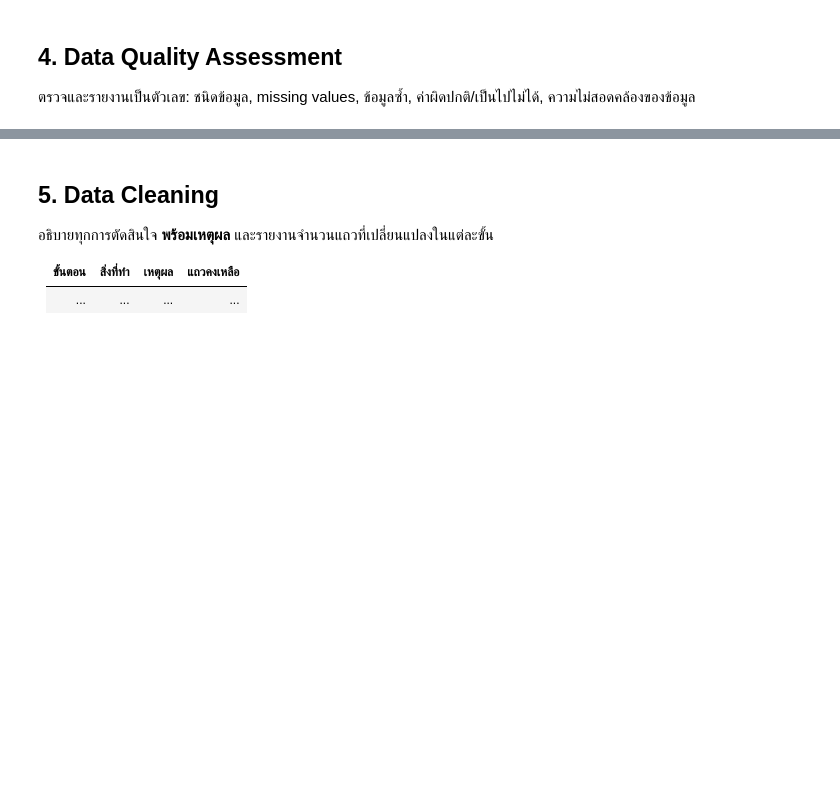
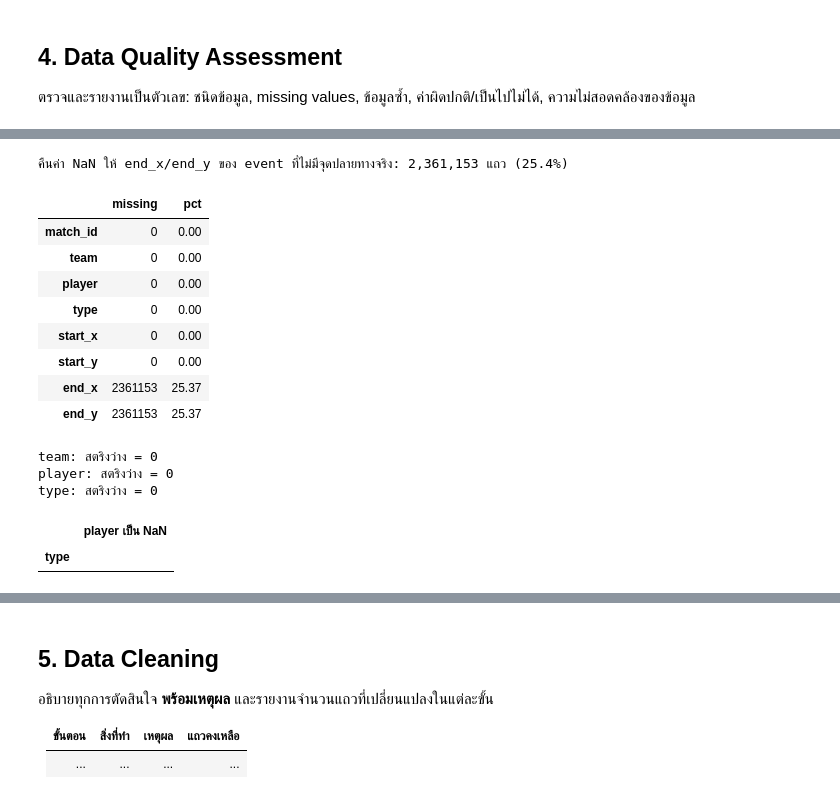
Before and after one commit to doperjerr/G2_MiniProject_Part2_BigData_ML, a Jupyter notebook: G2_MiniProject_Part2_BigData_ML.ipynb, the cells around one changed output, grey strips where cells are left out. Drawn from its saved outputs; the diff is of its cells as text; code cells hidden in the pictures; blank space fills up the shorter version.

```diff
--- a/G2_MiniProject_Part2_BigData_ML.ipynb
+++ b/G2_MiniProject_Part2_BigData_ML.ipynb
@@ -298,0 +327,33 @@ df_matches.head()
+# %%
+# คืนค่า Na ที่ถูกแก้ตอนโหลด data ให้แสดงข้อมูลที่หายไปจริง
+has_end = df["type"].isin(["Pass", "Carry", "Shot"])
+n_imputed = (~has_end).sum()
+df.loc[~has_end, ["end_x", "end_y"]] = np.nan
+print(f"คืนค่า NaN ให้ end_x/end_y ของ event ที่ไม่มีจุดปลายทางจริง: {n_imputed:,} แถว ({n_imputed/len(df)*100:.1f}%)")
+# %% [output]
+คืนค่า NaN ให้ end_x/end_y ของ event ที่ไม่มีจุดปลายทางจริง: 2,361,153 แถว (25.4%)
+# %%
+# Missing values (จำนวนและร้อยละต่อคอลัมน์)
+miss = pd.DataFrame({"missing": df.isna().sum()})
+miss["pct"] = (miss["missing"] / len(df) * 100).round(3)
+display(miss)
+
+for c in ["team", "player", "type"]:
+    print(f"{c}: สตริงว่าง =", (df[c].str.strip() == "").sum())
+
+display(df[df["player"].isna()]["type"].value_counts().to_frame("player เป็น NaN"))
+# %% [output]
+|  | missing | pct |
+| match_id | 0 | 0.00 |
+| team | 0 | 0.00 |
+| player | 0 | 0.00 |
+| type | 0 | 0.00 |
+| start_x | 0 | 0.00 |
+| start_y | 0 | 0.00 |
+| end_x | 2361153 | 25.37 |
+| end_y | 2361153 | 25.37 |
+team: สตริงว่าง = 0
+player: สตริงว่าง = 0
+type: สตริงว่าง = 0
+|  | player เป็น NaN |
+| type |  |
```
Also changed, not shown: parts of 6 cells of this notebook.
